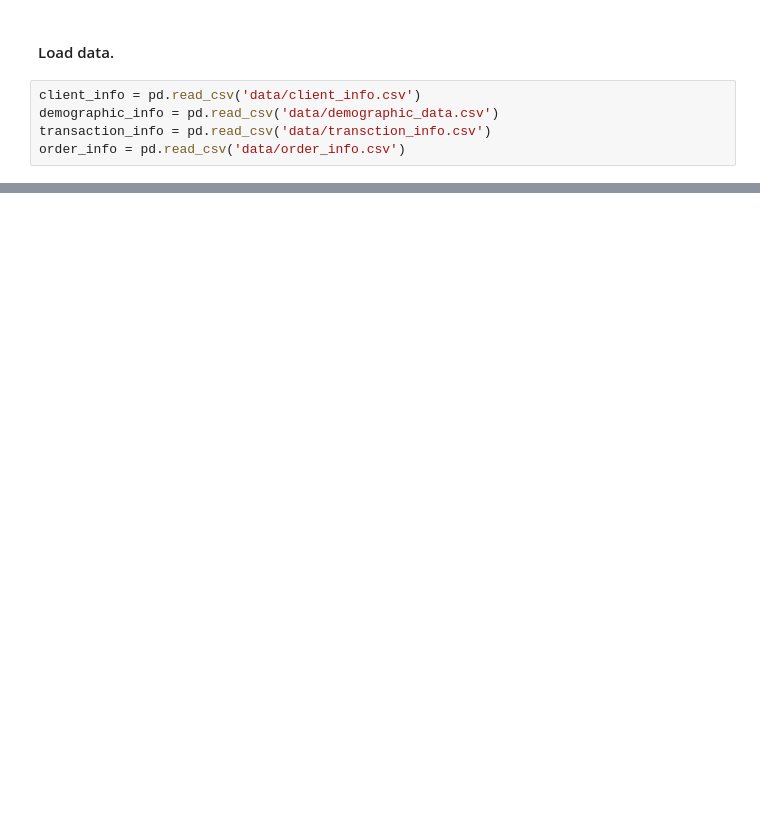
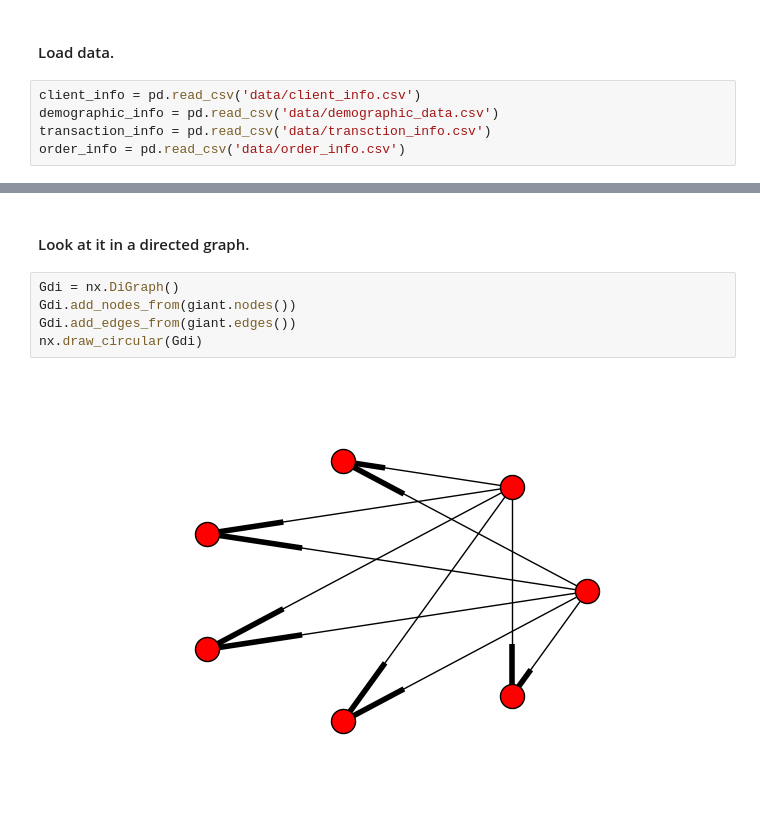
Before and after one commit to marvinoeben/transactional-analysis, a Jupyter notebook: Network_analysis.ipynb, the cells around one changed output, grey strips where cells are left out. Drawn from its saved outputs; the diff is of its cells as text; blank space fills up the shorter version.

```diff
--- a/Network_analysis.ipynb
+++ b/Network_analysis.ipynb
@@ -35,0 +47,9 @@ order_info = pd.read_csv('data/order_info.csv')
+# %% [markdown]
+#### Look at it in a directed graph.
+# %%
+Gdi = nx.DiGraph()
+Gdi.add_nodes_from(giant.nodes())
+Gdi.add_edges_from(giant.edges())
+nx.draw_circular(Gdi)
+# %% [output]
+[figure, added]
```
Also changed, not shown: parts of 13 cells of this notebook, 20 other files.
